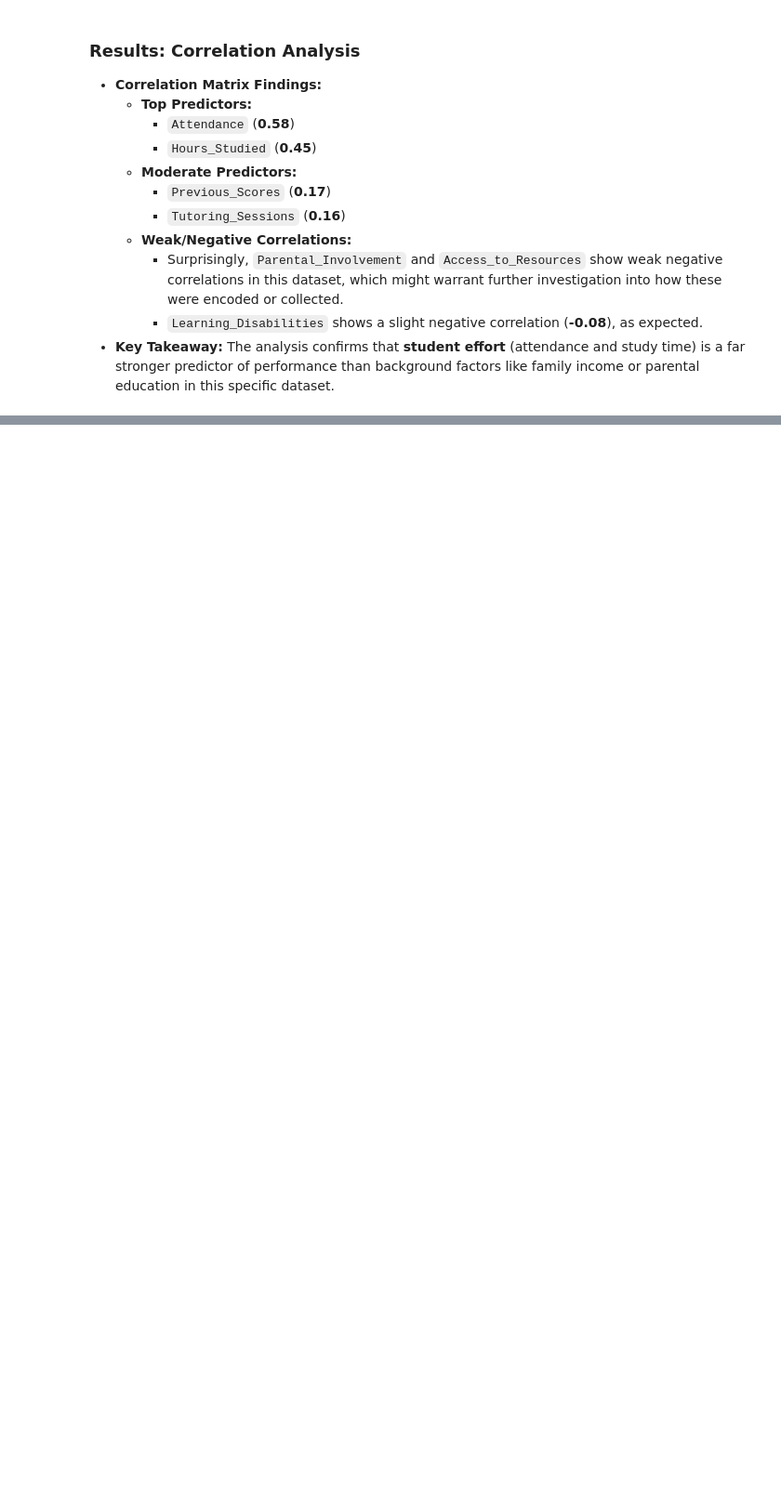
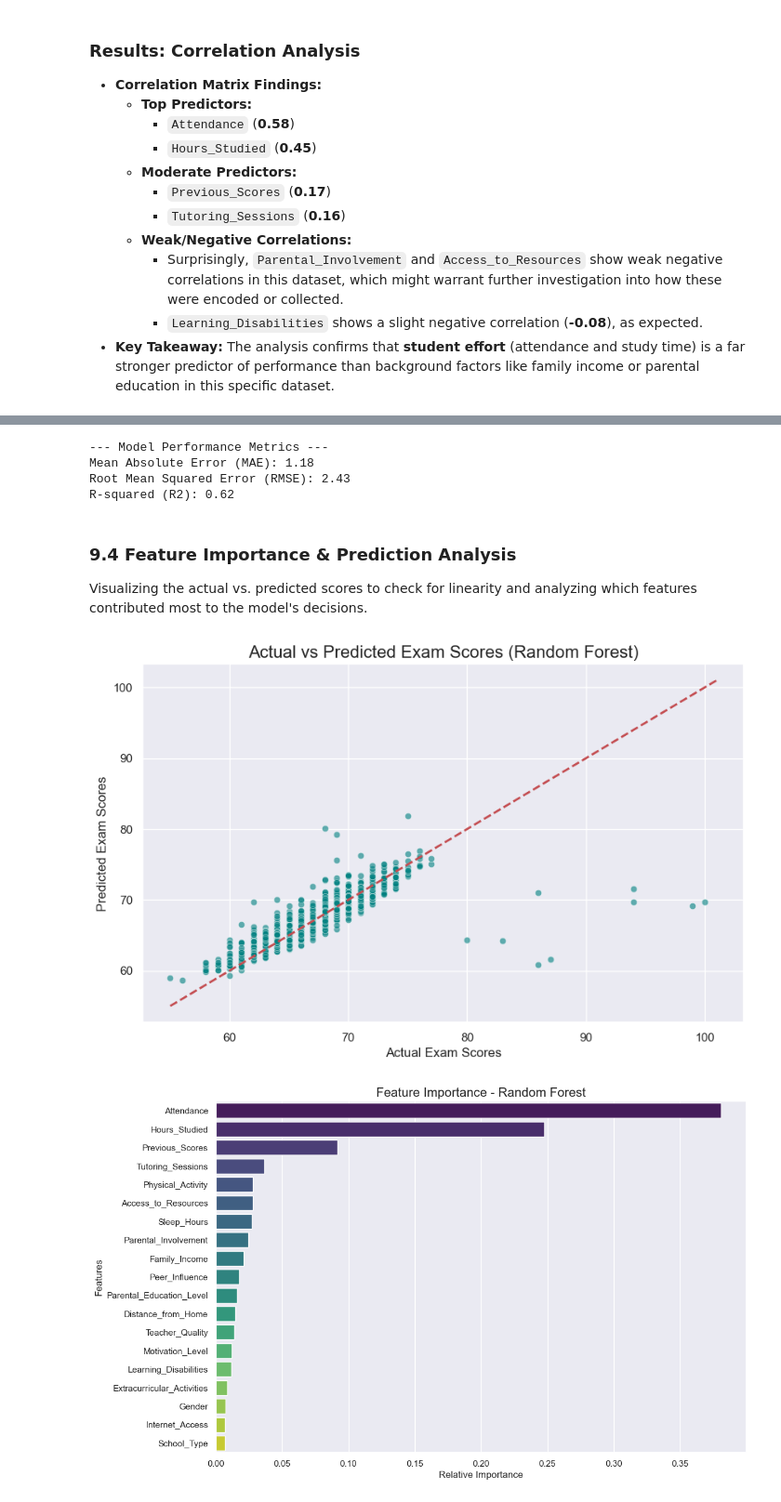
Before and after one commit to paarthsiloiya/Student-Performance-Factors-Analysis, a Jupyter notebook: Student-Performance-Factors-Analysis.ipynb, the cells around one changed output, grey strips where cells are left out. Shown at 93% size. Cells and saved outputs as stored; diff of their text form; code cells hidden in the pictures; blank space fills up the shorter version.

```diff
--- a/Student-Performance-Factors-Analysis.ipynb
+++ b/Student-Performance-Factors-Analysis.ipynb
@@ -370,0 +431,44 @@ plt.show()
+# %%
+from sklearn.metrics import mean_absolute_error, r2_score
+
+y_pred = rf_model.predict(X_test)
+
+mae = mean_absolute_error(y_test, y_pred)
+mse = mean_squared_error(y_test, y_pred)
+rmse = np.sqrt(mse)
+r2 = r2_score(y_test, y_pred)
+
+print("--- Model Performance Metrics ---")
+print(f"Mean Absolute Error (MAE): {mae:.2f}")
+print(f"Root Mean Squared Error (RMSE): {rmse:.2f}")
+print(f"R-squared (R2): {r2:.2f}")
+# %% [output]
+--- Model Performance Metrics ---
+Mean Absolute Error (MAE): 1.18
+Root Mean Squared Error (RMSE): 2.43
+R-squared (R2): 0.62
+# %% [markdown]
+### 9.4 Feature Importance & Prediction Analysis
+Visualizing the actual vs. predicted scores to check for linearity and analyzing which features contributed most to the model's decisions.
+# %%
+plt.figure(figsize=(10, 6))
+sns.scatterplot(x=y_test, y=y_pred, alpha=0.6, color='teal')
+plt.plot([y.min(), y.max()], [y.min(), y.max()], 'r--', lw=2) # Perfect prediction line
+plt.xlabel('Actual Exam Scores', fontsize=12)
+plt.ylabel('Predicted Exam Scores', fontsize=12)
+plt.title('Actual vs Predicted Exam Scores (Random Forest)', fontsize=16)
+plt.show()
+
+importances = rf_model.feature_importances_
+indices = np.argsort(importances)[::-1]
+feature_names = X.columns
+
+plt.figure(figsize=(12, 8))
+sns.barplot(x=importances[indices], y=feature_names[indices], palette='viridis', hue=feature_names[indices])
+plt.title('Feature Importance - Random Forest', fontsize=16)
+plt.xlabel('Relative Importance', fontsize=12)
+plt.ylabel('Features', fontsize=12)
+plt.show()
+# %% [output]
+[figure, added]
+[figure, added]
```
Also changed, not shown: parts of 12 cells of this notebook, 1 other file.
